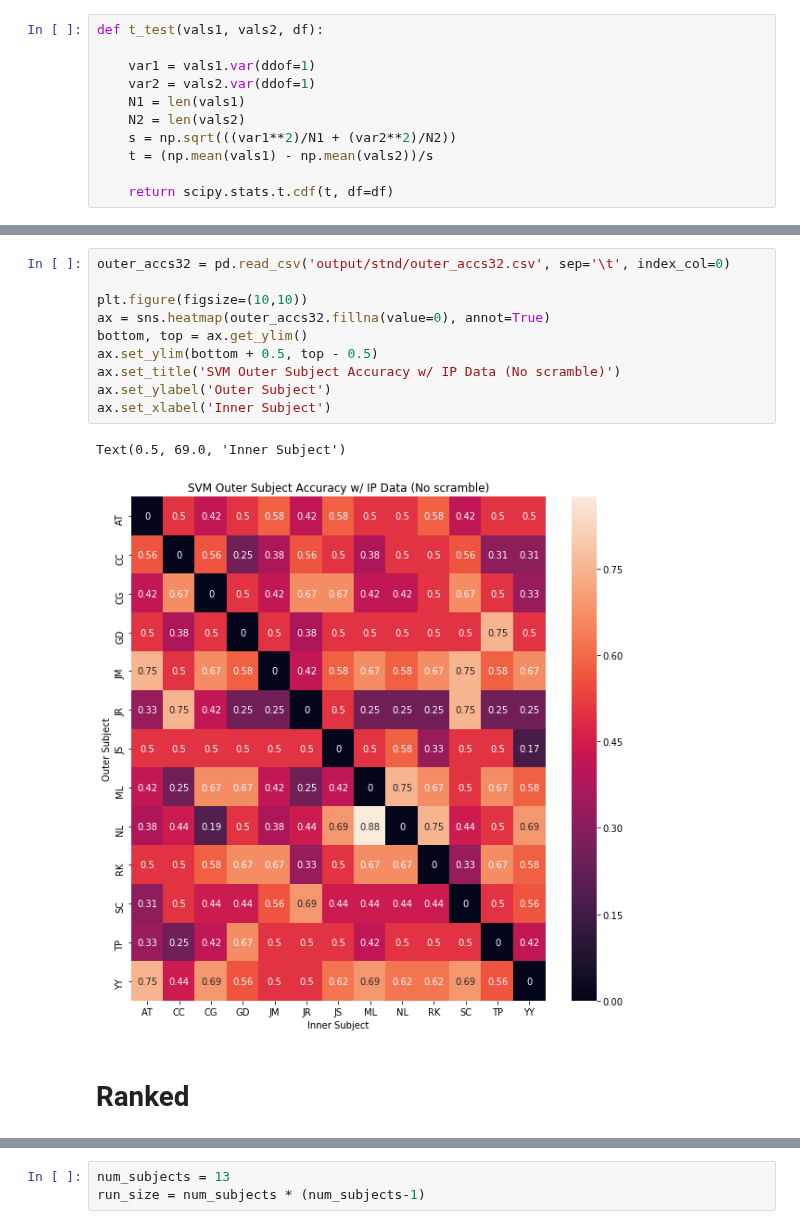
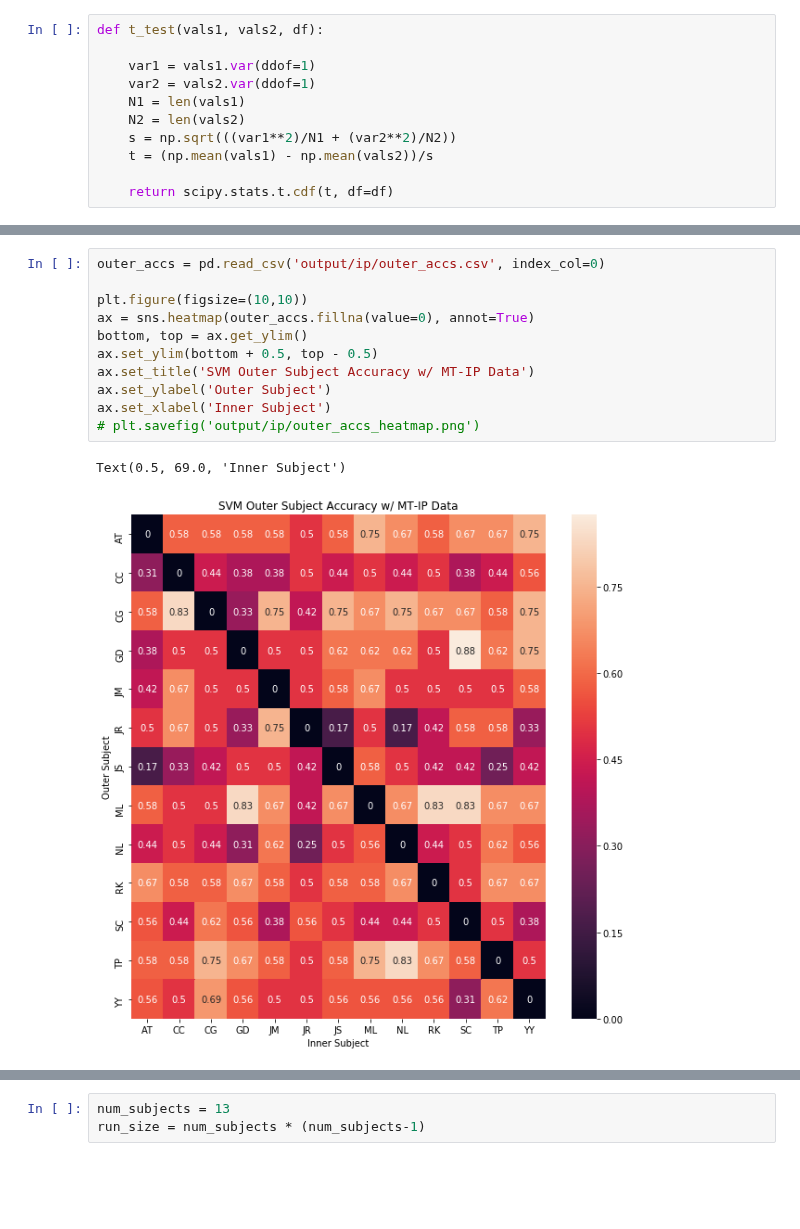
Before and after one commit to alexxyu/fmri-svm, a Jupyter notebook: Data Analysis.ipynb, the cells around one changed output, grey strips where cells are left out. Drawn from its saved outputs; the diff is of its cells as text; blank space fills up the shorter version.

Commit message:
CP data analysis + analysis cleanup

```diff
--- a/Data Analysis.ipynb
+++ b/Data Analysis.ipynb
@@ -40,15 +41,14 @@ Text(0.5, 69.0, 'Inner Subject')
 # %%
-outer_accs32 = pd.read_csv('output/stnd/outer_accs32.csv', sep='\t', index_col=0)
+outer_accs = pd.read_csv('output/ip/outer_accs.csv', index_col=0)
 
 plt.figure(figsize=(10,10))
-ax = sns.heatmap(outer_accs32.fillna(value=0), annot=True)
+ax = sns.heatmap(outer_accs.fillna(value=0), annot=True)
 bottom, top = ax.get_ylim()
 ax.set_ylim(bottom + 0.5, top - 0.5)
-ax.set_title('SVM Outer Subject Accuracy w/ IP Data (No scramble)')
+ax.set_title('SVM Outer Subject Accuracy w/ MT-IP Data')
 ax.set_ylabel('Outer Subject')
 ax.set_xlabel('Inner Subject')
+# plt.savefig('output/ip/outer_accs_heatmap.png')
 # %% [output]
 Text(0.5, 69.0, 'Inner Subject')
-[figure, old version]
+[figure, new version]
-# %% [markdown]
-# Ranked
```
Also changed, not shown: parts of 40 cells of this notebook, 3 other files.
